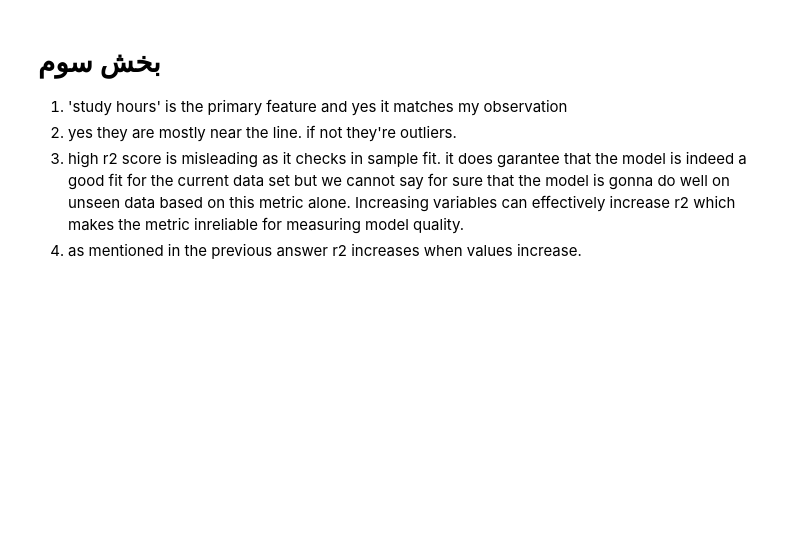
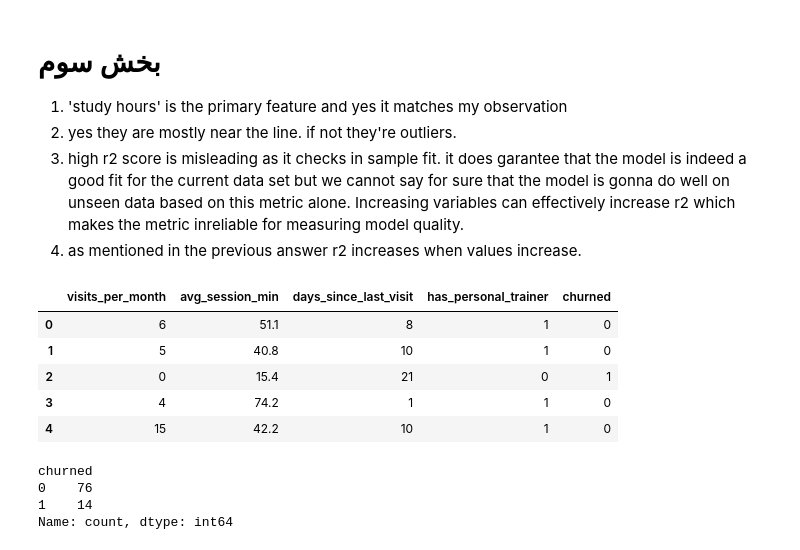
Before and after one commit to tinkerx01/HW7, a Jupyter notebook: app.ipynb, the cells around one changed output. Drawn from its saved outputs; the diff is of its cells as text; code cells hidden in the pictures; blank space fills up the shorter version.

```diff
--- a/app.ipynb
+++ b/app.ipynb
@@ -121,3 +122,20 @@ gym_data = pd.DataFrame({
         0,0,0,1,0,1,0,0,0,1,0,0,0,0,0,0,0,0,0,0,0,0,0,0,0,1,0,0,0,0,0,0,0,1,0,0,0
     ]
 })
+# %%
+#الف
+gym_data.head()
+# %% [output]
+|  | visits_per_month | avg_session_min | days_since_last_visit | has_personal_trainer | churned |
+| 0 | 6 | 51.1 | 8 | 1 | 0 |
+| 1 | 5 | 40.8 | 10 | 1 | 0 |
+| 2 | 0 | 15.4 | 21 | 0 | 1 |
+| 3 | 4 | 74.2 | 1 | 1 | 0 |
+| 4 | 15 | 42.2 | 10 | 1 | 0 |
+# %%
+gym_data['churned'].value_counts()
+# %% [output]
+churned
+0    76
+1    14
+Name: count, dtype: int64
```
Also changed, not shown: parts of 4 cells of this notebook.
